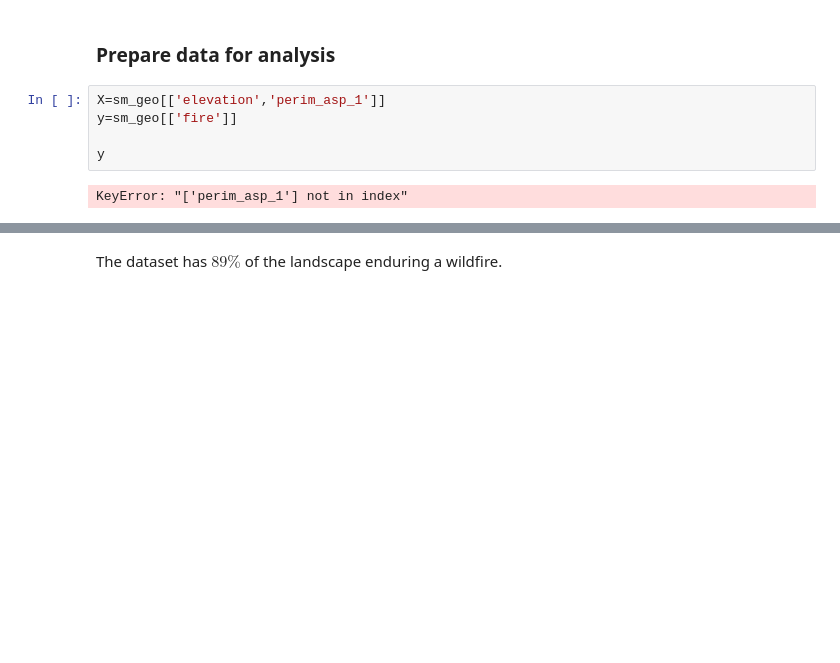
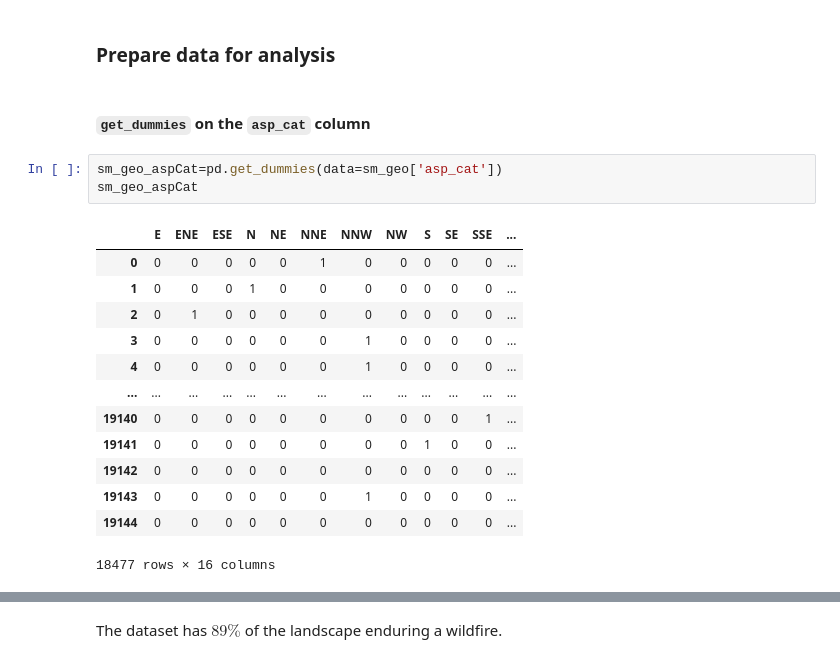
Before and after one commit to sralter/classifire, a Jupyter notebook: 01_capstone_notebooks/alter_samuel_capstone_geoanalysis.ipynb, the cells around one changed output, grey strips where cells are left out. Saved outputs shown, nothing was run; the diff lists cells and outputs as text; blank space fills up the shorter version.

```diff
--- a/01_capstone_notebooks/alter_samuel_capstone_geoanalysis.ipynb
+++ b/01_capstone_notebooks/alter_samuel_capstone_geoanalysis.ipynb
@@ -180,9 +200,21 @@ sm_geo
 # %% [markdown]
 ### Prepare data for analysis
-# %%
-X=sm_geo[['elevation','perim_asp_1']]
-y=sm_geo[['fire']]
-
-y
-# %% [output]
-KeyError: "['perim_asp_1'] not in index"
+# %% [markdown]
+#### `get_dummies` on the `asp_cat` column
+# %%
+sm_geo_aspCat=pd.get_dummies(data=sm_geo['asp_cat'])
+sm_geo_aspCat
+# %% [output]
+|  | E | ENE | ESE | N | NE | NNE | NNW | NW | S | SE | SSE | ... |
+| 0 | 0 | 0 | 0 | 0 | 0 | 1 | 0 | 0 | 0 | 0 | 0 | ... |
+| 1 | 0 | 0 | 0 | 1 | 0 | 0 | 0 | 0 | 0 | 0 | 0 | ... |
+| 2 | 0 | 1 | 0 | 0 | 0 | 0 | 0 | 0 | 0 | 0 | 0 | ... |
+| 3 | 0 | 0 | 0 | 0 | 0 | 0 | 1 | 0 | 0 | 0 | 0 | ... |
+| 4 | 0 | 0 | 0 | 0 | 0 | 0 | 1 | 0 | 0 | 0 | 0 | ... |
+| ... | ... | ... | ... | ... | ... | ... | ... | ... | ... | ... | ... | ... |
+| 19140 | 0 | 0 | 0 | 0 | 0 | 0 | 0 | 0 | 0 | 0 | 1 | ... |
+| 19141 | 0 | 0 | 0 | 0 | 0 | 0 | 0 | 0 | 1 | 0 | 0 | ... |
+| 19142 | 0 | 0 | 0 | 0 | 0 | 0 | 0 | 0 | 0 | 0 | 0 | ... |
+| 19143 | 0 | 0 | 0 | 0 | 0 | 0 | 1 | 0 | 0 | 0 | 0 | ... |
+| 19144 | 0 | 0 | 0 | 0 | 0 | 0 | 0 | 0 | 0 | 0 | 0 | ... |
+18477 rows × 16 columns
```
Also changed, not shown: parts of 17 cells of this notebook, 2 other files.
